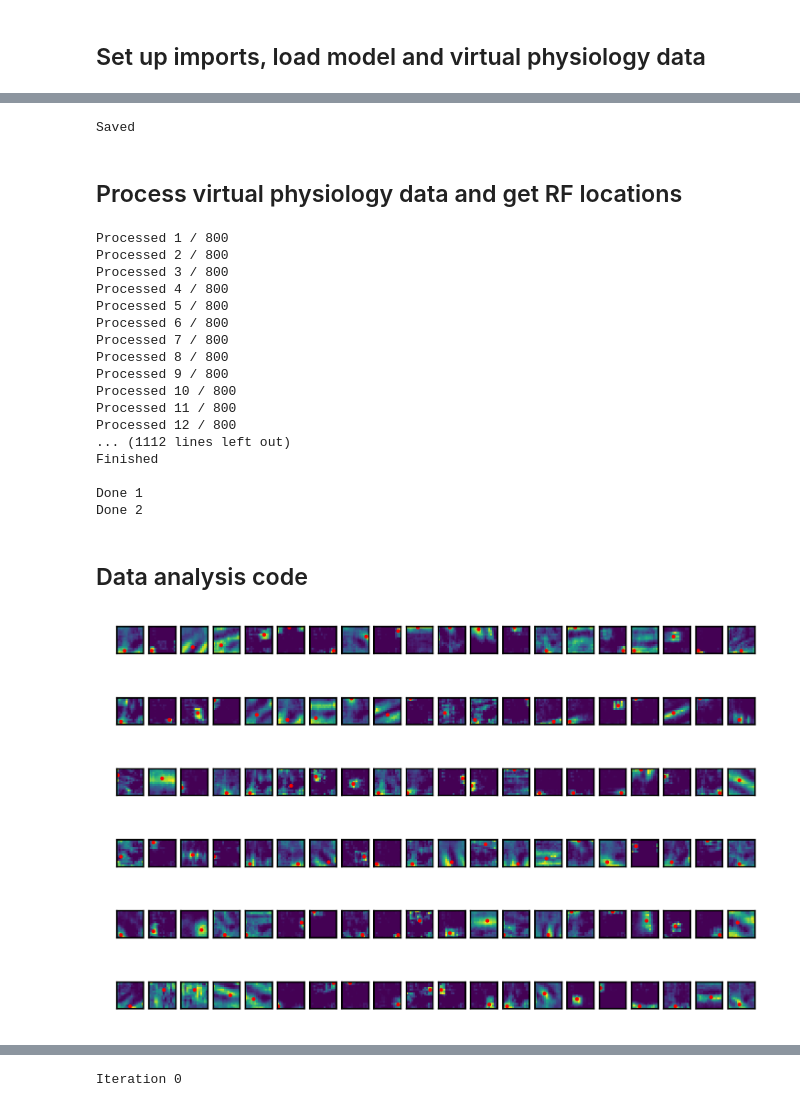
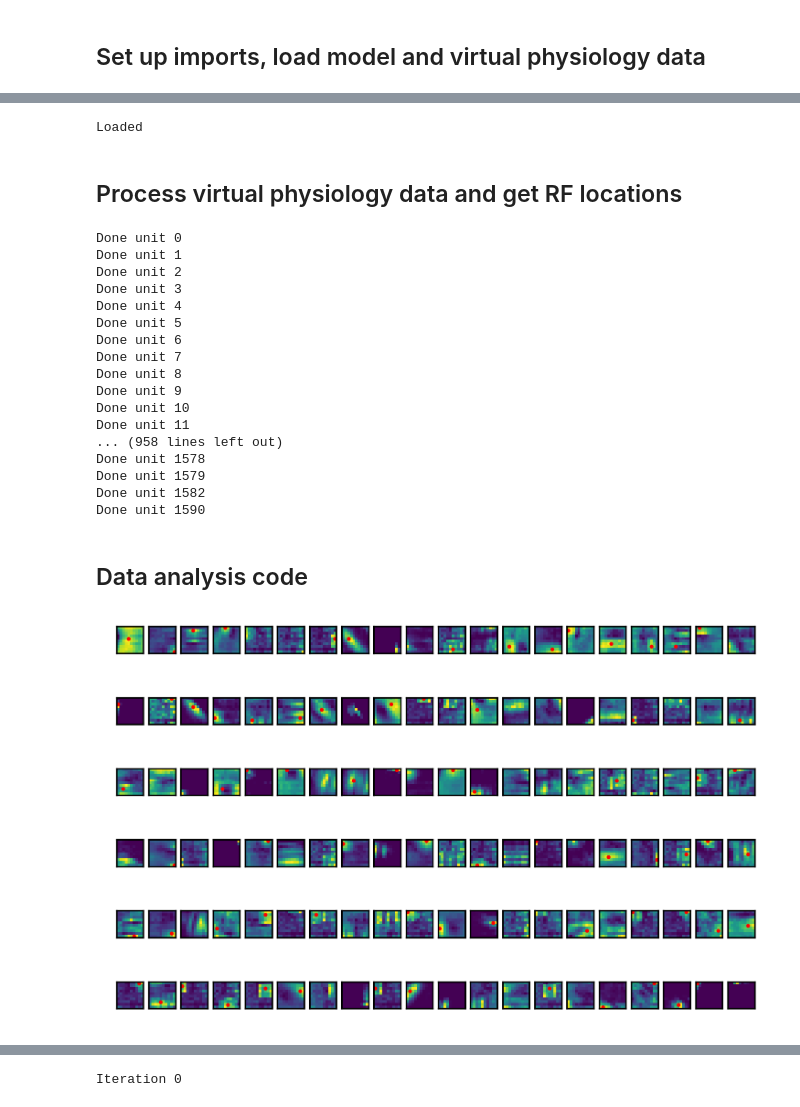
Before and after one commit to sebbkw/rnn, a Jupyter notebook: analyse_network.ipynb, the cells around one changed output, grey strips where cells are left out. Cells and saved outputs as stored; diff of their text form; code cells hidden in the pictures.

```diff
--- a/analyse_network.ipynb
+++ b/analyse_network.ipynb
@@ -33,7 +33,7 @@ from brainbox import physiology
 
 # Global variables
 HIDDEN_UNITS = 1600
-FRAME_SIZE = 20
+FRAME_SIZE = 15
 WARMUP = 4
 MODE = 'hierarchical'
 T_STEPS = 45
@@ -54,7 +54,7 @@ PATHS = [
     # 20px, 3000 epochs
     'hierarchical-290290examples-20framesize-45tsteps-4warmup-3000epochs-1600units-0.0001lr-0.25gradclip-1e-6.25L1/0.2beta'
 ]
-PATH = PATHS[1]
+PATH = PATHS[0]
 
 # Set device to use on network
 DEVICE = torch.device('cuda' if torch.cuda.is_available() else 'cpu')
@@ -89,7 +89,7 @@ Using cuda
 # %%
 # Load or save previously generated physiology data
 
-mode = 'SAVE'
+mode = 'LOAD'
 path = './virtual_physiology/' + PATH + '.pickle'
 
 if mode == 'SAVE':
@@ -113,7 +113,7 @@ elif mode == 'LOAD':
         averaged_stimuli_group2 = data["averaged_stimuli_group2"]
         print('Loaded')
 # %% [output]
-Saved
+Loaded
 # %%
 # Gabor fitting
 
@@ -548,32 +600,32 @@ print("Done 2")
 # %%
-process_unit_heatmaps(physiology_data_group1)
-process_unit_heatmaps(physiology_data_group2)
+#get_unit_heatmaps(physiology_data_group1, 0.5)
+#get_unit_heatmaps(physiology_data_group2, 0.5)
 
 for unit in physiology_data_group1:
     get_unit_heatmap_centre (unit)
-print("Done 1")
+    print("Done unit", unit["unit_idx"])
 
 for unit in physiology_data_group2:
     get_unit_heatmap_centre (unit)
-print("Done 2")
+    print("Done unit", unit["unit_idx"])
 # %% [output]
-Processed 1 / 800
-Processed 2 / 800
-Processed 3 / 800
-Processed 4 / 800
-Processed 5 / 800
-Processed 6 / 800
-Processed 7 / 800
-Processed 8 / 800
-Processed 9 / 800
-Processed 10 / 800
-Processed 11 / 800
-Processed 12 / 800
-... (1112 lines left out)
-Finished
-
-Done 1
-Done 2
+Done unit 0
+Done unit 1
+Done unit 2
+Done unit 3
+Done unit 4
+Done unit 5
+Done unit 6
+Done unit 7
+Done unit 8
+Done unit 9
+Done unit 10
+Done unit 11
+... (958 lines left out)
+Done unit 1578
+Done unit 1579
+Done unit 1582
+Done unit 1590
 # %% [markdown]
 ## Data analysis code
 # %%
@@ -720,18 +772,18 @@ for i, unit in enumerate(physiology_data_group2[:300]):
 # %%
 # Visualize spatial responses
 
 fig = plt.figure(dpi=300, figsize=(6,4))
 
 for i, unit in enumerate(physiology_data_group1[:120]):
     ax = fig.add_subplot(6, 20, i+1, xticks=[], yticks=[])
     response = unit["rf_heatmap"]
     ax.imshow(response)
 
     centre = unit["position"]
-    if not np.isnan(centre[0]):
-        ax.scatter([ int(centre[1]*0.75) ], [ int(centre[0]*0.75) ], color='red', s=1)
+    if centre[0] != -1:
+        ax.scatter([ int(centre[1]*2/3) ], [ int(centre[0]*2/3) ], color='red', s=1)
 # %% [output]
-[figure, old version]
+[figure, new version]
 # %%
 # Visualise weights between recurrent units
 
```
Also changed, not shown: parts of 4 cells of this notebook.
